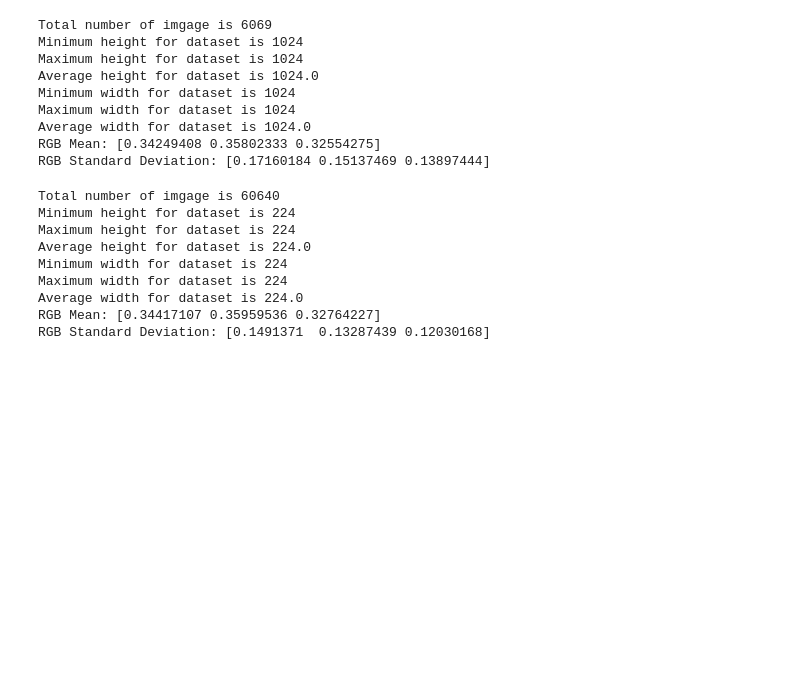
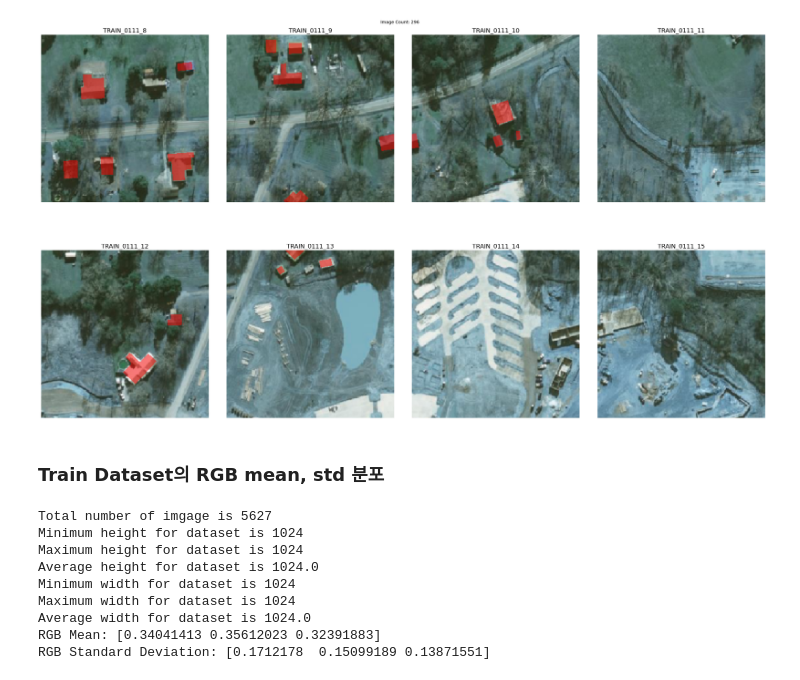
Before and after one commit to kang-jaehyun/Dacon_SpaceAI_Solution, a Jupyter notebook: EDA/EDA.ipynb, the cells around one changed output. Saved outputs shown, nothing was run; the diff lists cells and outputs as text; code cells hidden in the pictures; blank space fills up the shorter version.

```diff
--- a/EDA/EDA.ipynb
+++ b/EDA/EDA.ipynb
@@ -171,3 +38,44 @@ plt.show()
+# %%
+def visualize_images_with_masks(count, image_paths, mask_paths):
+    fig, axs = plt.subplots(2, 4, figsize=(24, 14))
+    fig.tight_layout()
+
+    for i in range(8):
+        image = cv2.imread(image_paths[i])
+        mask = cv2.imread(mask_paths[i], cv2.IMREAD_GRAYSCALE)
+
+        # Create a red mask for pixel label 1
+        red_mask = np.zeros_like(image)
+        red_mask[:, :, 0] = mask * 255  # Set the red channel to 255 where mask value is 1
+
+        # Create a copy of the original image
+        blended_image = np.copy(image)
+
+        # Apply the red mask for pixel label 1
+        blended_image[mask == 1] = cv2.addWeighted(image, 0.5, red_mask, 0.5, 0)[mask == 1]
+
+        ax = axs[i // 4, i % 4]
+        ax.imshow(blended_image.astype(np.uint8))
+
+        ax.axis('off')
+
+        image_title = os.path.splitext(os.path.basename(image_paths[i]))[0]
+        ax.set_title(image_title, fontsize=14, pad=5)
+
+    fig.suptitle(f"Image Count: {count}", fontsize=10)
+
+    plt.show()
+# %%
+image_paths = glob("../datasets/Satellite/img_dir/val_slice_0/*.png")
+mask_paths = glob("../datasets/Satellite/ann_dir/val_slice_0/*.png")
+cnt = 296
+# %%
+visualize_images_with_masks(cnt, image_paths[cnt: cnt + 8], mask_paths[cnt: cnt + 8])
+cnt += 8
+# %% [output]
+[figure, added]
+# %% [markdown]
+### Train Dataset의 RGB mean, std 분포
 # %%
 def get_img_stats(image_paths):
     """
@@ -193,7 +101,7 @@ def get_img_stats(image_paths):
 
 # train data
 
-train_img_paths = glob("/home/mykang/mmsegmentation/data/Satellite/img_dir/train/*.png")
+train_img_paths = glob("../datasets/Satellite/img_dir/train_0/*.png")
 
 img_info = get_img_stats(train_img_paths)
 
@@ -209,40 +117,12 @@ print(f'Average width for dataset is {np.mean(img_info["widths"])}')
 print(f'RGB Mean: {np.mean(img_info["means"], axis=0) / 255.}')
 print(f'RGB Standard Deviation: {np.mean(img_info["stds"], axis=0) / 255.}')
 # %% [output]
-Total number of imgage is 6069
+Total number of imgage is 5627
 Minimum height for dataset is 1024
 Maximum height for dataset is 1024
 Average height for dataset is 1024.0
 Minimum width for dataset is 1024
 Maximum width for dataset is 1024
 Average width for dataset is 1024.0
-RGB Mean: [0.34249408 0.35802333 0.32554275]
-RGB Standard Deviation: [0.17160184 0.15137469 0.13897444]
+RGB Mean: [0.34041413 0.35612023 0.32391883]
+RGB Standard Deviation: [0.1712178  0.15099189 0.13871551]
-# %%
-# test data
-
-test_img_paths = glob("/home/mykang/mmsegmentation/data/Satellite/img_dir/test/*.png")
-
-img_info = get_img_stats(test_img_paths)
-
-print(f'Total number of imgage is {len(test_img_paths)}')
-
-print(f'Minimum height for dataset is {np.min(img_info["heights"])}')
-print(f'Maximum height for dataset is {np.max(img_info["heights"])}')
-print(f'Average height for dataset is {np.mean(img_info["heights"])}')
-print(f'Minimum width for dataset is {np.min(img_info["widths"])}')
-print(f'Maximum width for dataset is {np.max(img_info["widths"])}')
-print(f'Average width for dataset is {np.mean(img_info["widths"])}')
-
-print(f'RGB Mean: {np.mean(img_info["means"], axis=0) / 255.}')
-print(f'RGB Standard Deviation: {np.mean(img_info["stds"], axis=0) / 255.}')
-# %% [output]
-Total number of imgage is 60640
-Minimum height for dataset is 224
-Maximum height for dataset is 224
-Average height for dataset is 224.0
-Minimum width for dataset is 224
-Maximum width for dataset is 224
-Average width for dataset is 224.0
-RGB Mean: [0.34417107 0.35959536 0.32764227]
-RGB Standard Deviation: [0.1491371  0.13287439 0.12030168]
```
Also changed, not shown: parts of 19 cells of this notebook, 10 other files.
